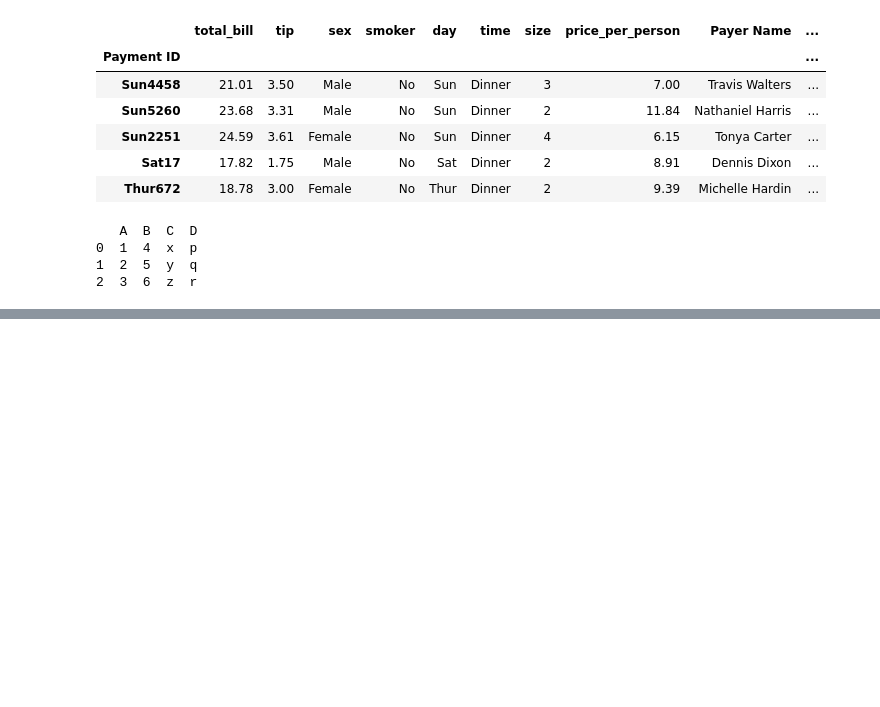
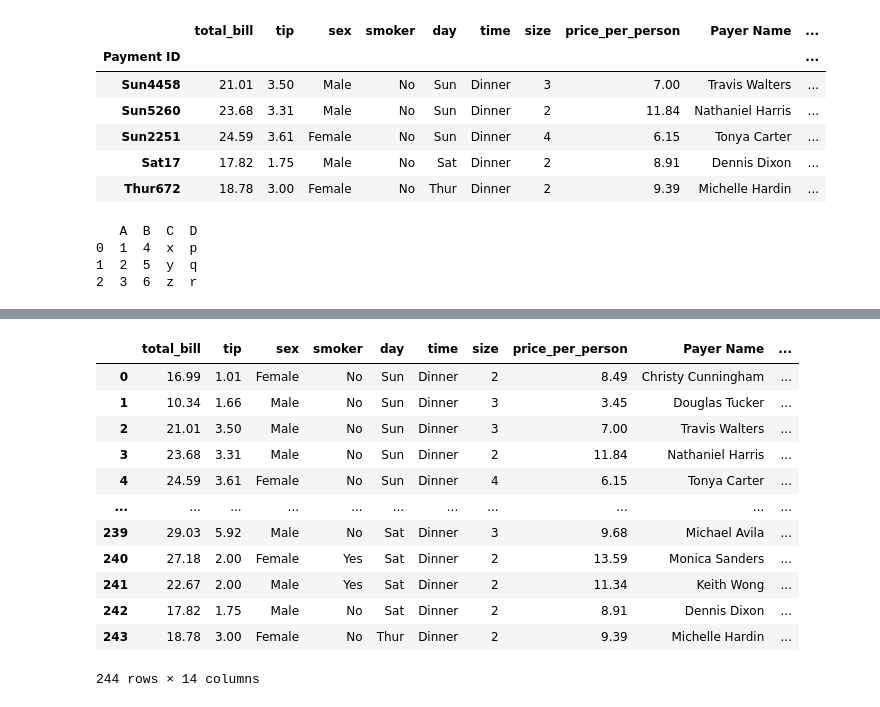
Before and after one commit to pythonai200425/04.09.2025, a Jupyter notebook: pd_lesson2_040925.ipynb, the cells around one changed output, grey strips where cells are left out. Cells and saved outputs as stored; diff of their text form; code cells hidden in the pictures; blank space fills up the shorter version.

```diff
--- a/pd_lesson2_040925.ipynb
+++ b/pd_lesson2_040925.ipynb
@@ -213,0 +276,53 @@ df[df['Jan'] > 10]
+# %%
+## apply -- one column
+
+df = pd.read_csv("tips.csv")
+# df['4'] = df['CC Number'] % 10000
+
+def last4(cc):
+    return cc[-4:]
+
+last4('213140353657882')
+
+df['CC Number'] = df['CC Number'].astype(str)
+df['CC'] = df['CC Number'].apply(last4)
+
+df['CC'] = df['CC Number'].apply(lambda cc: cc[-4:])
+
+# create 'first-name' column which will contain the 1st word in the name (hint: use split)
+# 1. solve by creating function called get_fname which does the work
+# 2. *Bonus: solve by using lambda
+def get_fname(name: str) -> str:
+    return name.split()[0]
+
+df['First Name'] = df['Payer Name'].apply(get_fname)
+df['First Name'] = df['Payer Name'].apply(lambda name: name.split()[0])
+df
+
+# create 'even-size' column which will have 'Even' if the 'size' can be divided by 2 without reminder, otherwise 'Odd'
+def get_even(num: int) -> str:
+    if num % 2 == 0:
+        return 'Even'
+    else:
+        return 'Odd'
+    # return 'Even' if num % 2 == 0 else 'Odd'
+    # x = x + 5 if num % 2 == 0 else 10
+
+# 1. solve by creating function called get_even which does the work
+# 2. **Bonus: solve by using lambda (hint: ternary if)
+df['even-size'] = df['size'].apply(get_even)
+df['even-size'] = df['size'].apply(lambda num: 'Even' if num % 2 == 0 else 'Odd')
+# %% [output]
+|  | total_bill | tip | sex | smoker | day | time | size | price_per_person | Payer Name | ... |
+| 0 | 16.99 | 1.01 | Female | No | Sun | Dinner | 2 | 8.49 | Christy Cunningham | ... |
+| 1 | 10.34 | 1.66 | Male | No | Sun | Dinner | 3 | 3.45 | Douglas Tucker | ... |
+| 2 | 21.01 | 3.50 | Male | No | Sun | Dinner | 3 | 7.00 | Travis Walters | ... |
+| 3 | 23.68 | 3.31 | Male | No | Sun | Dinner | 2 | 11.84 | Nathaniel Harris | ... |
+| 4 | 24.59 | 3.61 | Female | No | Sun | Dinner | 4 | 6.15 | Tonya Carter | ... |
+| ... | ... | ... | ... | ... | ... | ... | ... | ... | ... | ... |
+| 239 | 29.03 | 5.92 | Male | No | Sat | Dinner | 3 | 9.68 | Michael Avila | ... |
+| 240 | 27.18 | 2.00 | Female | Yes | Sat | Dinner | 2 | 13.59 | Monica Sanders | ... |
+| 241 | 22.67 | 2.00 | Male | Yes | Sat | Dinner | 2 | 11.34 | Keith Wong | ... |
+| 242 | 17.82 | 1.75 | Male | No | Sat | Dinner | 2 | 8.91 | Dennis Dixon | ... |
+| 243 | 18.78 | 3.00 | Female | No | Thur | Dinner | 2 | 9.39 | Michelle Hardin | ... |
+244 rows × 14 columns
```
Also changed, not shown: parts of 3 cells of this notebook.
